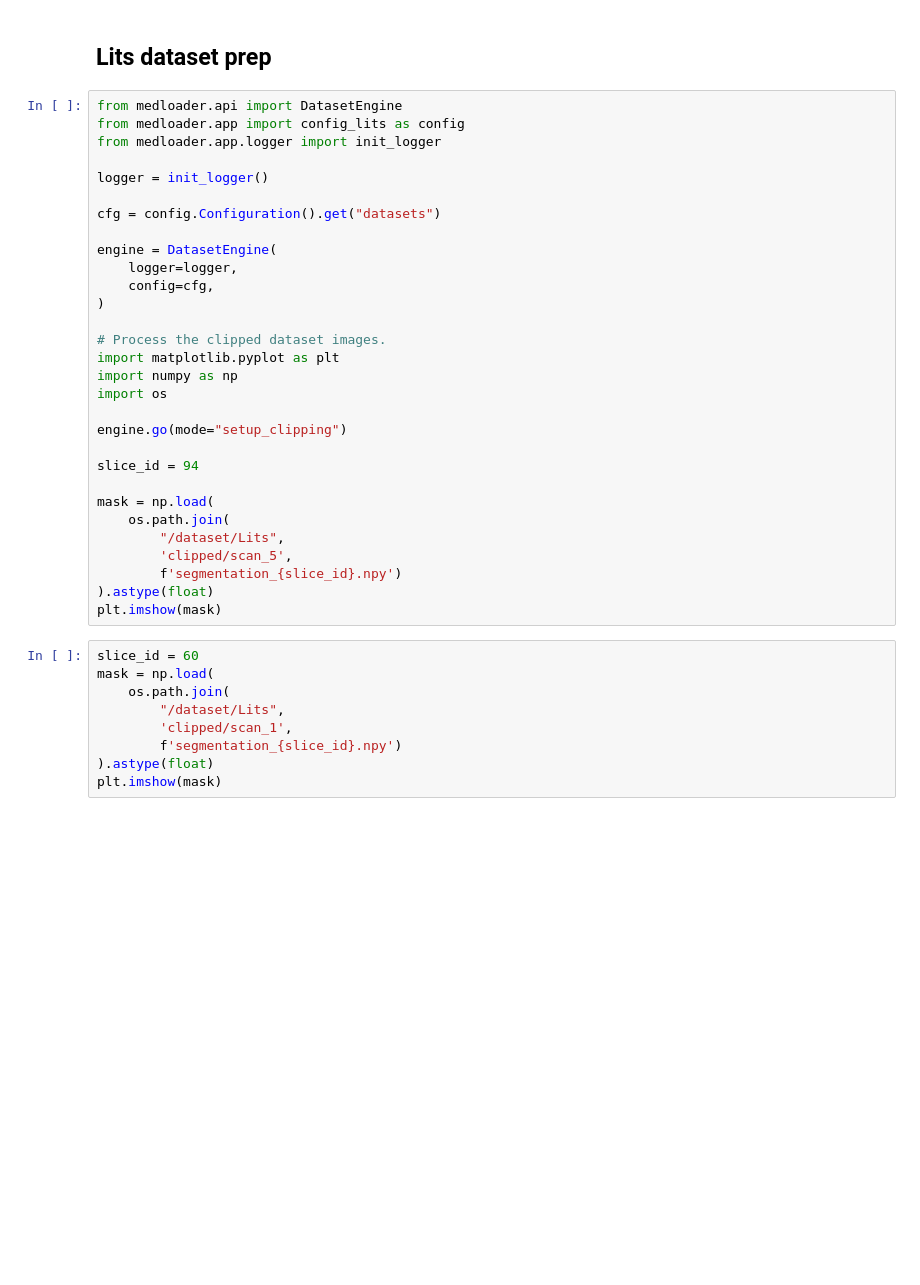
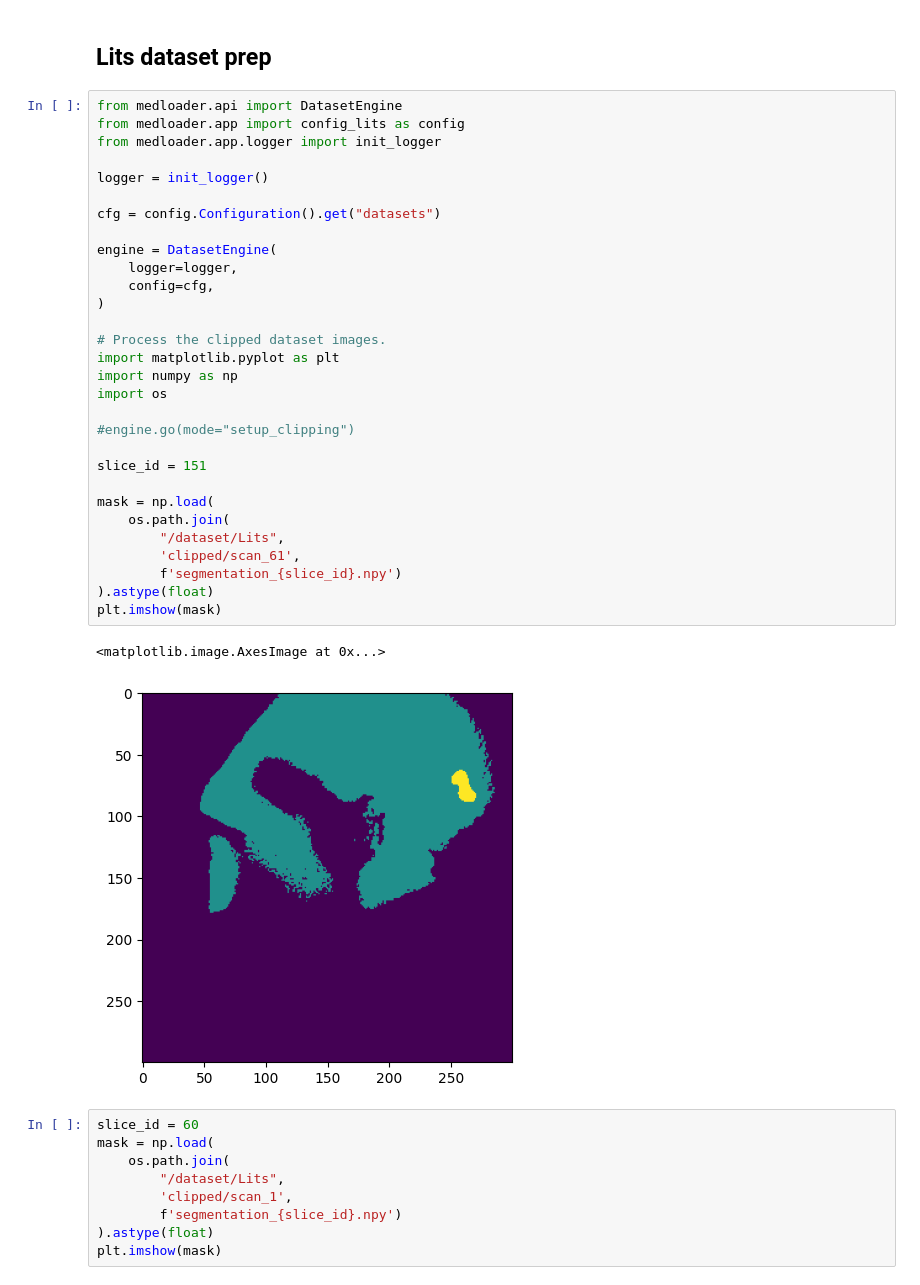
Before and after one commit to Jess-Co-Del/medset, a Jupyter notebook: scripts/preparation_steps.ipynb, the cells around one changed output. Cells and saved outputs as stored; diff of their text form; blank space fills up the shorter version.

```diff
--- a/scripts/preparation_steps.ipynb
+++ b/scripts/preparation_steps.ipynb
@@ -89,33 +76,36 @@ plt.imshow(mask)
 # %%
 from medloader.api import DatasetEngine
 from medloader.app import config_lits as config
 from medloader.app.logger import init_logger
 
 logger = init_logger()
 
 cfg = config.Configuration().get("datasets")
 
 engine = DatasetEngine(
     logger=logger,
     config=cfg,
 )
 
 # Process the clipped dataset images.
 import matplotlib.pyplot as plt
 import numpy as np
 import os
 
-engine.go(mode="setup_clipping")
+#engine.go(mode="setup_clipping")
 
-slice_id = 94
+slice_id = 151
 
 mask = np.load(
     os.path.join(
         "/dataset/Lits",
-        'clipped/scan_5',
+        'clipped/scan_61',
         f'segmentation_{slice_id}.npy')
 ).astype(float)
 plt.imshow(mask)
+# %% [output]
+<matplotlib.image.AxesImage at 0x...>
+[figure, added]
 # %%
 slice_id = 60
 mask = np.load(
```
Also changed, not shown: parts of 2 cells of this notebook, 6 other files.
